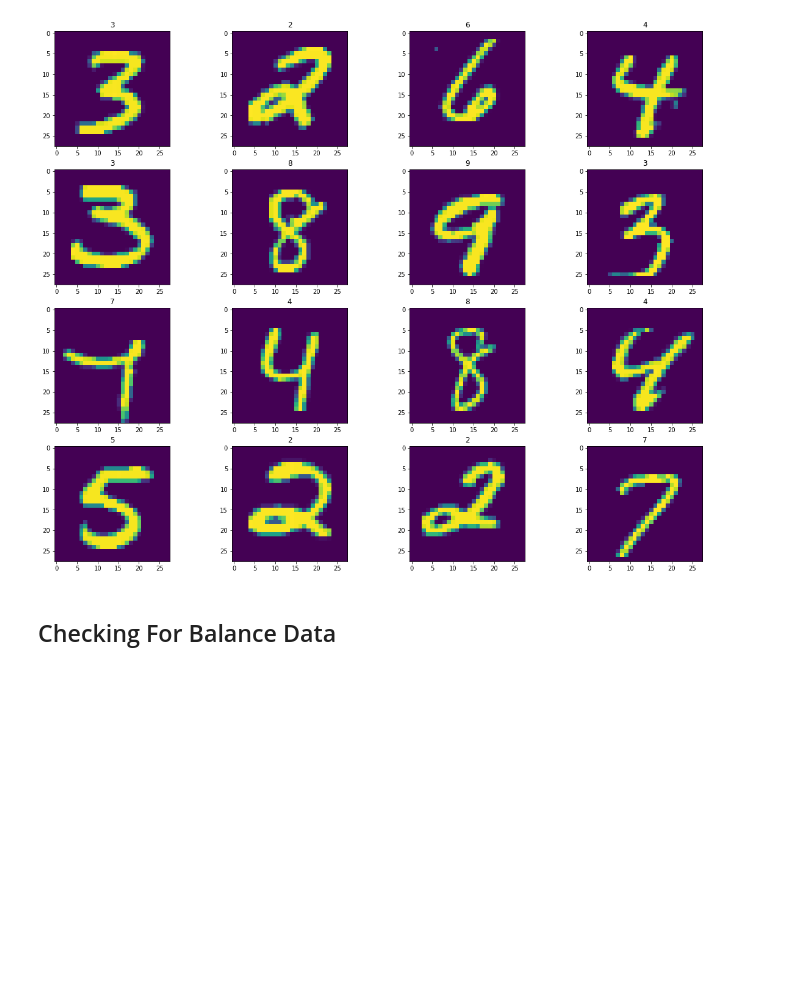
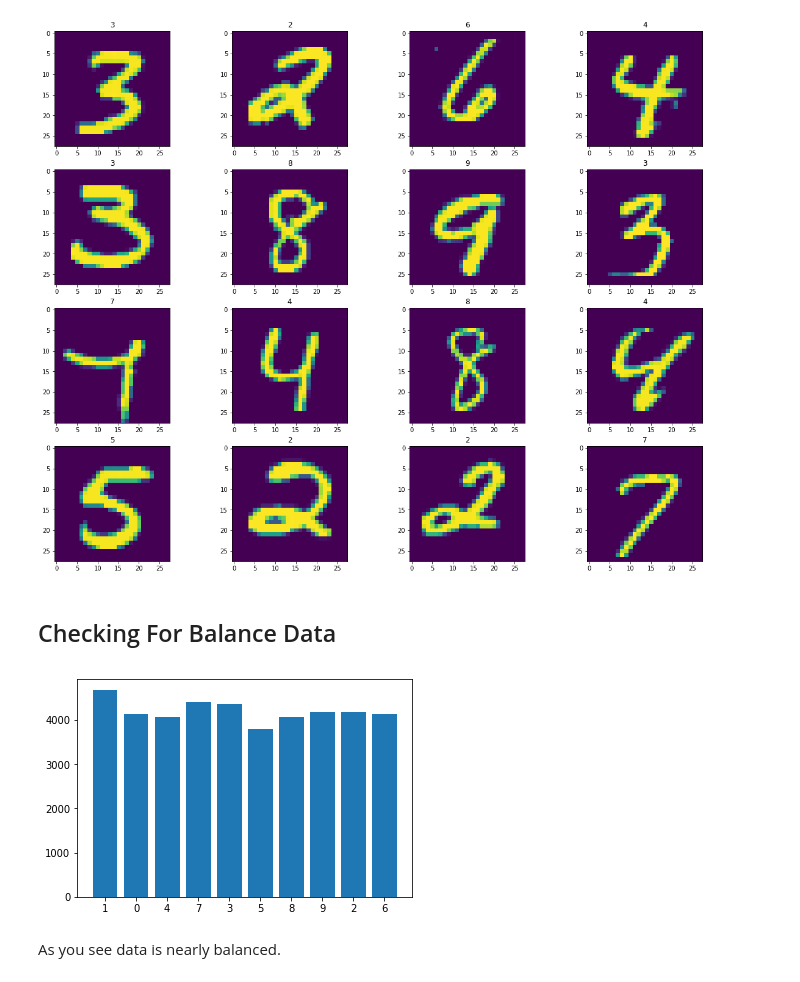
Before and after one commit to erfanMhi/Digit_Recognizer, a Jupyter notebook: Image Recognizer Notebook.ipynb, the cells around one changed output. Cells and saved outputs as stored; diff of their text form; code cells hidden in the pictures; blank space fills up the shorter version.

Commit message:
Checking for balanced data added.

```diff
--- a/Image Recognizer Notebook.ipynb
+++ b/Image Recognizer Notebook.ipynb
@@ -82,3 +82,23 @@ img_random_visualization(tmp_img_train,labels)
 [figure]
 # %% [markdown]
 ## Checking For Balance Data
+# %%
+def hist_calc(arr) :
+    dic = {}
+    for i in arr :
+        if i in dic :
+            dic[i] += 1
+        else :
+            dic[i] = 1
+    return dic
+
+def hist_visualizer(dic) :
+    plt.bar(range(len(dic)), list(dic.values()), align='center')
+    plt.xticks(range(len(dic)), list(dic.keys()))
+    plt.show()
+
+hist_visualizer(hist_calc(labels))
+# %% [output]
+[figure, added]
+# %% [markdown]
+As you see data is nearly balanced.
```
